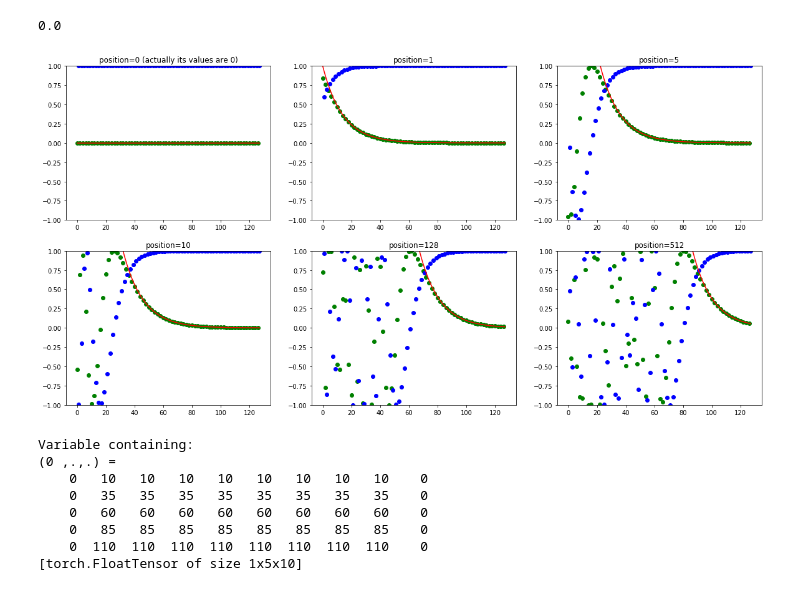
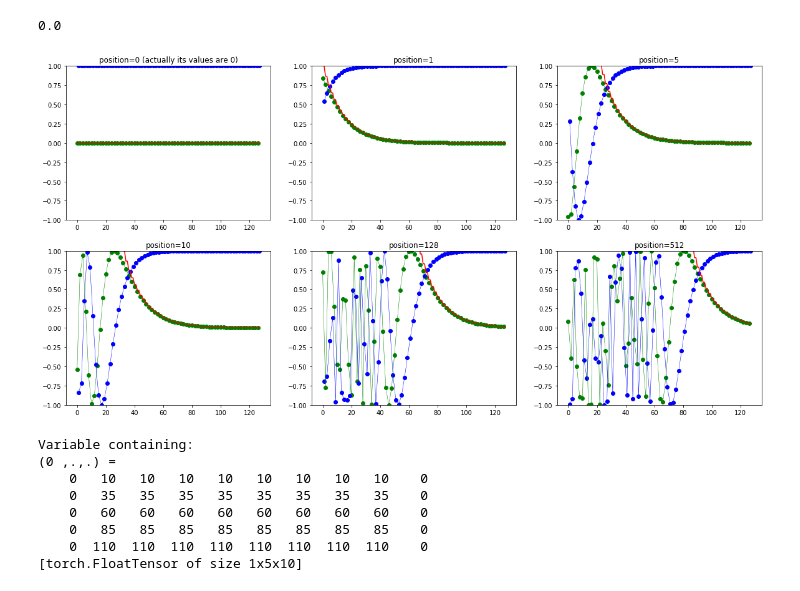
Before and after one commit to TanUkkii007/deepvoice3_pytorch, a Jupyter notebook: deepvoice3_pytorch/modules.ipynb, the cells around one changed output. Saved outputs shown, nothing was run; the diff lists cells and outputs as text; code cells hidden in the pictures.

```diff
--- a/deepvoice3_pytorch/modules.ipynb
+++ b/deepvoice3_pytorch/modules.ipynb
@@ -155,29 +155,31 @@ np.abs(ax - bx).mean()
 # %%
 d_pos_vec = 128
 
 def single_position(position_idx, d_pos_vec, position_rate=1.0):
-    pos = [position_rate * position_idx / np.power(10000, i / d_pos_vec) for i in range(d_pos_vec)]
+    pos = [position_rate * position_idx / np.power(10000, 2 * (i // 2) / d_pos_vec) for i in range(d_pos_vec)]
     pos_sinusoidal = pos.copy()
 
     pos_sinusoidal[0::2] = np.sin(pos_sinusoidal[0::2])
     pos_sinusoidal[1::2] = np.cos(pos_sinusoidal[1::2])
     return pos, pos_sinusoidal
 
 plt.figure(figsize=(20, 10))
 
 for i, pos in enumerate([0, 1, 5, 10, 128, 512], 1):
     pos_exp, pos_sinusoidal = single_position(pos, d_pos_vec)
     plt.subplot(2,3, i)
     if pos == 0:
         plt.title("position={} (actually its values are 0)".format(pos))
     else:
         plt.title("position={}".format(pos))
     plt.ylim(-1, 1)
     plt.plot(pos_exp, color="red")
     plt.scatter(range(d_pos_vec)[0::2], pos_sinusoidal[0::2], color="green")
+    plt.plot(range(d_pos_vec)[0::2], pos_sinusoidal[0::2], color="green", linewidth=0.5)
     plt.scatter(range(d_pos_vec)[1::2], pos_sinusoidal[1::2], color="blue")
+    plt.plot(range(d_pos_vec)[1::2], pos_sinusoidal[1::2], color="blue", linewidth=0.5)
 # %% [output]
-[figure, old version]
+[figure, new version]
 # %%
 # conv.py
 
```
Also changed, not shown: parts of 2 cells of this notebook.
